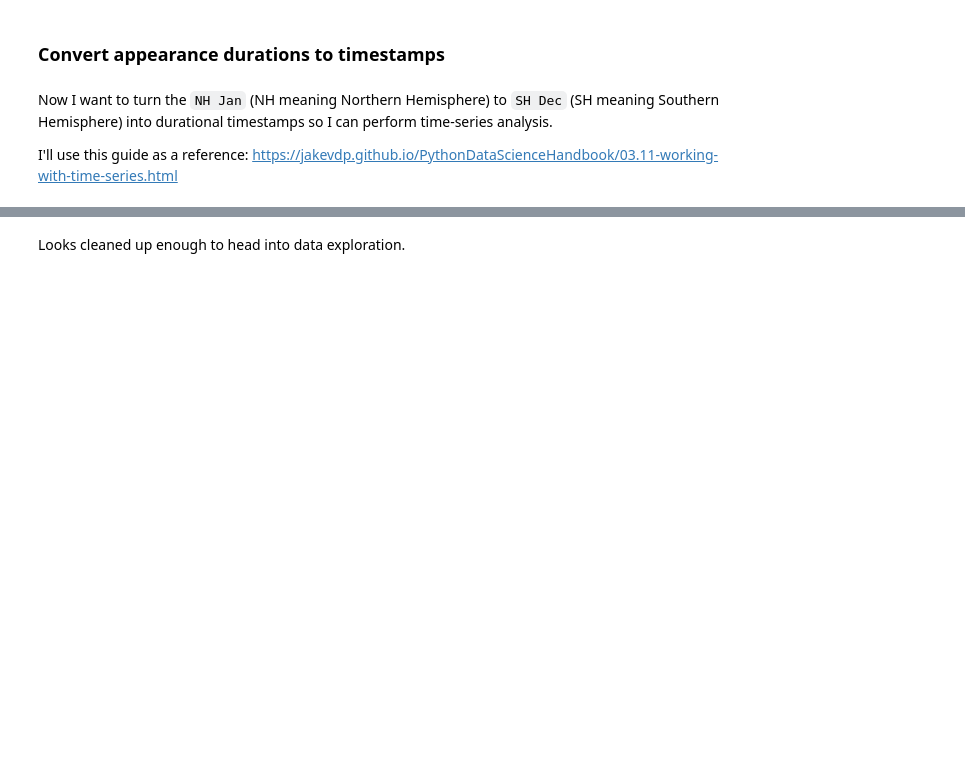
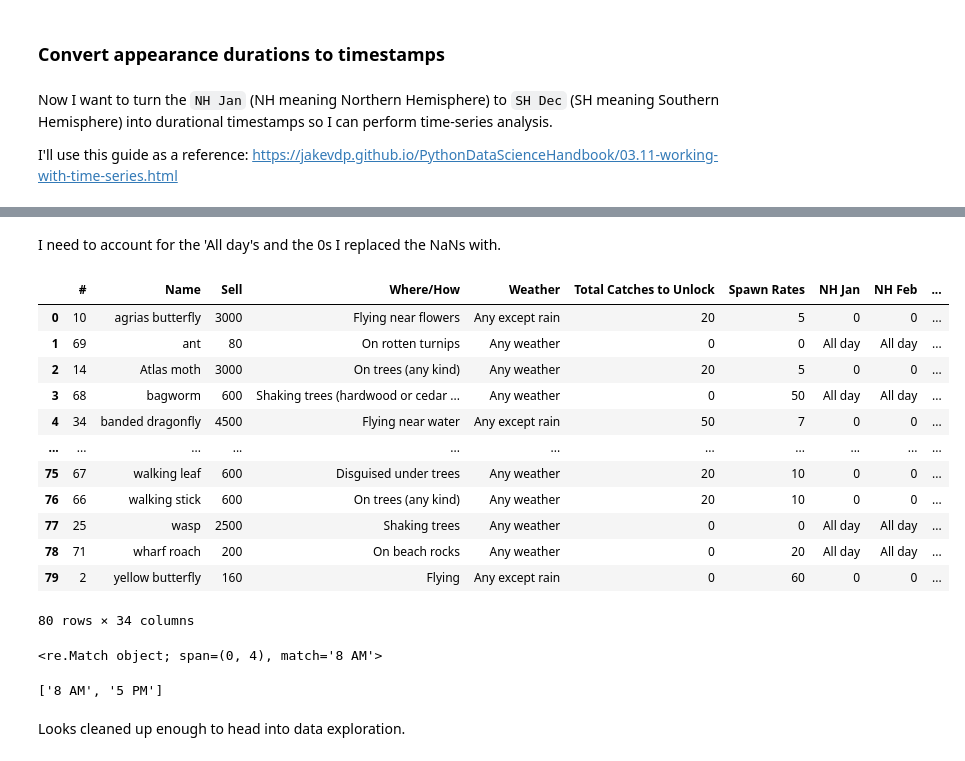
Before and after one commit to KwameTaylor/its-raining-bells_animal-crossing-new-horizons, a Jupyter notebook: insects-analysis.ipynb, the cells around one changed output, grey strips where cells are left out. Cells and saved outputs as stored; diff of their text form; code cells hidden in the pictures; blank space fills up the shorter version.

```diff
--- a/insects-analysis.ipynb
+++ b/insects-analysis.ipynb
@@ -177,0 +242,20 @@ datetime.datetime(2021, 4, 25, 8, 0)
+# %% [markdown]
+I need to account for the 'All day's and the 0s I replaced the NaNs with.
+# %%
+test_df = insects.reset_index()
+#test_df = get_start_and_end_times(test_df, 'NH Jan')
+test_df
+# %% [output]
+|  | # | Name | Sell | Where/How | Weather | Total Catches to Unlock | Spawn Rates | NH Jan | NH Feb | ... |
+| 0 | 10 | agrias butterfly | 3000 | Flying near flowers | Any except rain | 20 | 5 | 0 | 0 | ... |
+| 1 | 69 | ant | 80 | On rotten turnips | Any weather | 0 | 0 | All day | All day | ... |
+| 2 | 14 | Atlas moth | 3000 | On trees (any kind) | Any weather | 20 | 5 | 0 | 0 | ... |
+| 3 | 68 | bagworm | 600 | Shaking trees (hardwood or cedar ... | Any weather | 0 | 50 | All day | All day | ... |
+| 4 | 34 | banded dragonfly | 4500 | Flying near water | Any except rain | 50 | 7 | 0 | 0 | ... |
+| ... | ... | ... | ... | ... | ... | ... | ... | ... | ... | ... |
+| 75 | 67 | walking leaf | 600 | Disguised under trees | Any weather | 20 | 10 | 0 | 0 | ... |
+| 76 | 66 | walking stick | 600 | On trees (any kind) | Any weather | 20 | 10 | 0 | 0 | ... |
+| 77 | 25 | wasp | 2500 | Shaking trees | Any weather | 0 | 0 | All day | All day | ... |
+| 78 | 71 | wharf roach | 200 | On beach rocks | Any weather | 0 | 20 | All day | All day | ... |
+| 79 | 2 | yellow butterfly | 160 | Flying | Any except rain | 0 | 60 | 0 | 0 | ... |
+80 rows × 34 columns
@@ -177,0 +278,4 @@ datetime.datetime(2021, 4, 25, 8, 0)
+# %%
+re.match('^\d+( )..', '8 AM – 5 PM')
+# %% [output]
+<re.Match object; span=(0, 4), match='8 AM'>
@@ -178,3 +284,7 @@ datetime.datetime(2021, 4, 25, 8, 0)
+# %%
+re.split(' – ', '8 AM – 5 PM')
+# %% [output]
+['8 AM', '5 PM']
 # %% [markdown]
 Looks cleaned up enough to head into data exploration.
 # %% [markdown]
```
Also changed, not shown: parts of 12 cells of this notebook.
